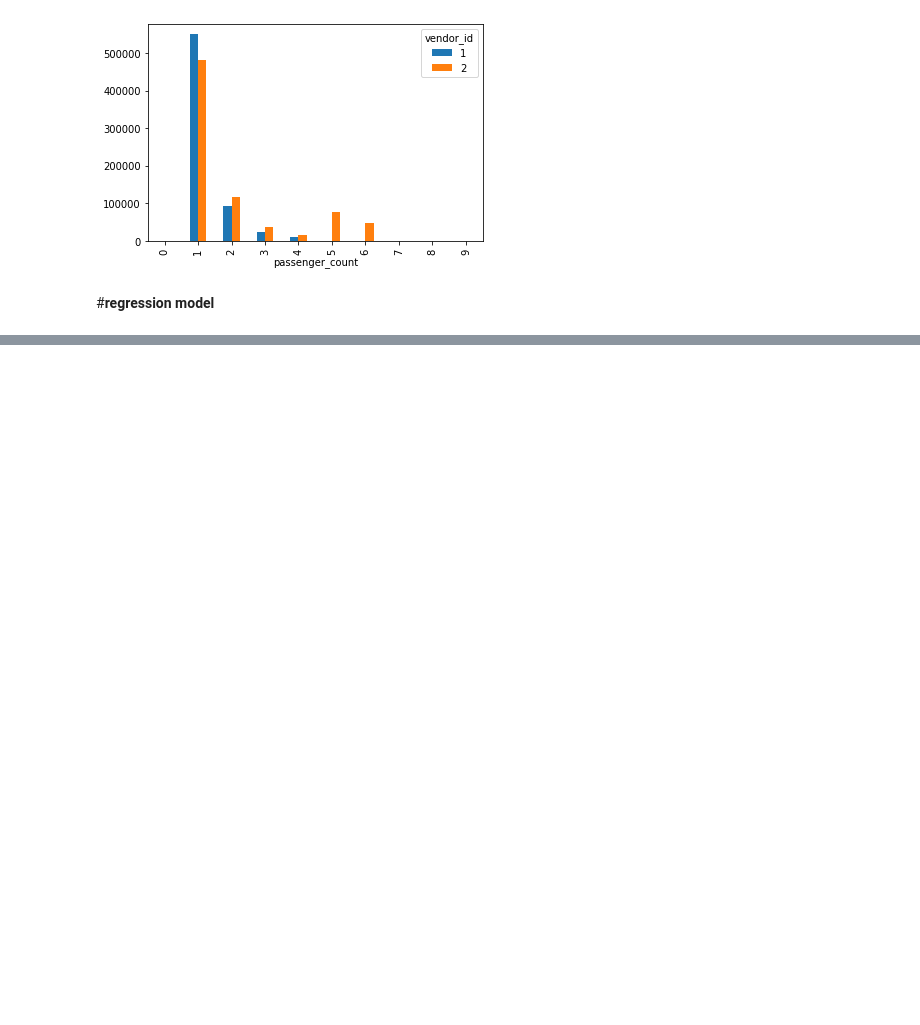
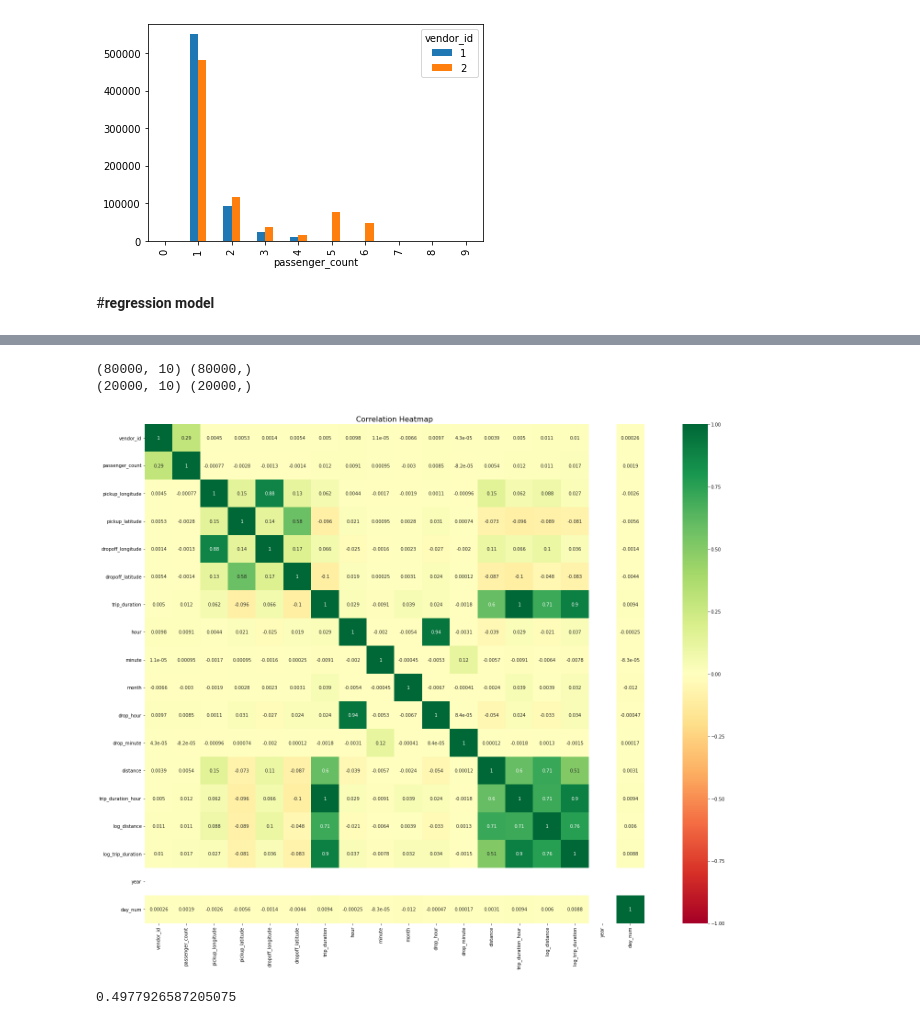
Before and after one commit to Gauravmehra1/NYCTaxiData.csv, a Jupyter notebook: Copy_of_NYC_Taxi_Trip_Time_Prediction_Capstone_Project.ipynb, the cells around one changed output, grey strips where cells are left out. Cells and saved outputs as stored; diff of their text form; code cells hidden in the pictures; blank space fills up the shorter version.

```diff
--- a/Copy_of_NYC_Taxi_Trip_Time_Prediction_Capstone_Project.ipynb
+++ b/Copy_of_NYC_Taxi_Trip_Time_Prediction_Capstone_Project.ipynb
@@ -806,20 +773,0 @@ df.drop(columns=['pickup_day'],axis=1,inplace=True)
-# %%
-# Create dummy variables for the catgeorical variable State
-df['mon_jan'] = np.where(df['pickup_month']=='January', 1,0)
-df['mon_feb'] = np.where(df['pickup_month']=='February', 1,0)
-df['mon_mar'] = np.where(df['pickup_month']=='March', 1,0)
-df['mon_apr'] = np.where(df['pickup_month']=='April', 1,0)
-df['mon_may'] = np.where(df['pickup_month']=='May', 1,0)
-df['mon_jun'] = np.where(df['pickup_month']=='June', 1,0)
-df['mon_jul'] = np.where(df['pickup_month']=='July', 1,0)
-# Drop the original column State from the dataframe
-df.drop(columns=['pickup_month'],axis=1,inplace=True)
-# %%
-# Create dummy variables for the catgeorical variable State
-df['evening'] = np.where(df['time_day']=='evening', 1,0)
-df['morning'] = np.where(df['time_day']=='morning', 1,0)
-df['afternoon'] = np.where(df['time_day']=='afternoon', 1,0)
-df['night'] = np.where(df['time_day']=='night', 1,0)
-
-# Drop the original column State from the dataframe
-df.drop(columns=['time_day'],axis=1,inplace=True)
@@ -913,0 +774,6 @@ X1.shape
+# %%
+#Calculate and assign new columns to the dataframe such as pickupday,
+#dropoffday which will help us to gain more insights from the data.
+df['pickup_day']=df['pickup_datetime'].dt.day_name()
+df['dropoff_day']=df['dropoff_datetime'].dt.day_name()
+df.head()
@@ -913,0 +798,4 @@ X1.shape
+# %%
+df['trip_duration_hour']=df['trip_duration']/3600
+df['log_distance']=np.log(df.distance)
+df['log_trip_duration']=np.log(df.trip_duration_hour)
@@ -913,0 +818,15 @@ X1.shape
+# %%
+X_train,X_test,y_train,y_test = train_test_split(X,y,test_size=0.2,random_state=42)
+print(X_train.shape,y_train.shape)
+print(X_test.shape,y_test.shape)
+# %% [output]
+(80000, 10) (80000,)
+(20000, 10) (20000,)
+# %%
+plt.figure (figsize= (30,20))
+
+sns.heatmap(df.corr(), cmap='RdYlGn', annot=True,vmin=-1, vmax=1, square=True)
+plt.title("Correlation Heatmap", fontsize=16)
+plt.show()
+# %% [output]
+[figure, added]
@@ -913,0 +859,4 @@ X1.shape
+# %%
+reg.score(X_train, y_train)
+# %% [output]
+0.4977926587205075
```
Also changed, not shown: parts of 60 cells of this notebook.
